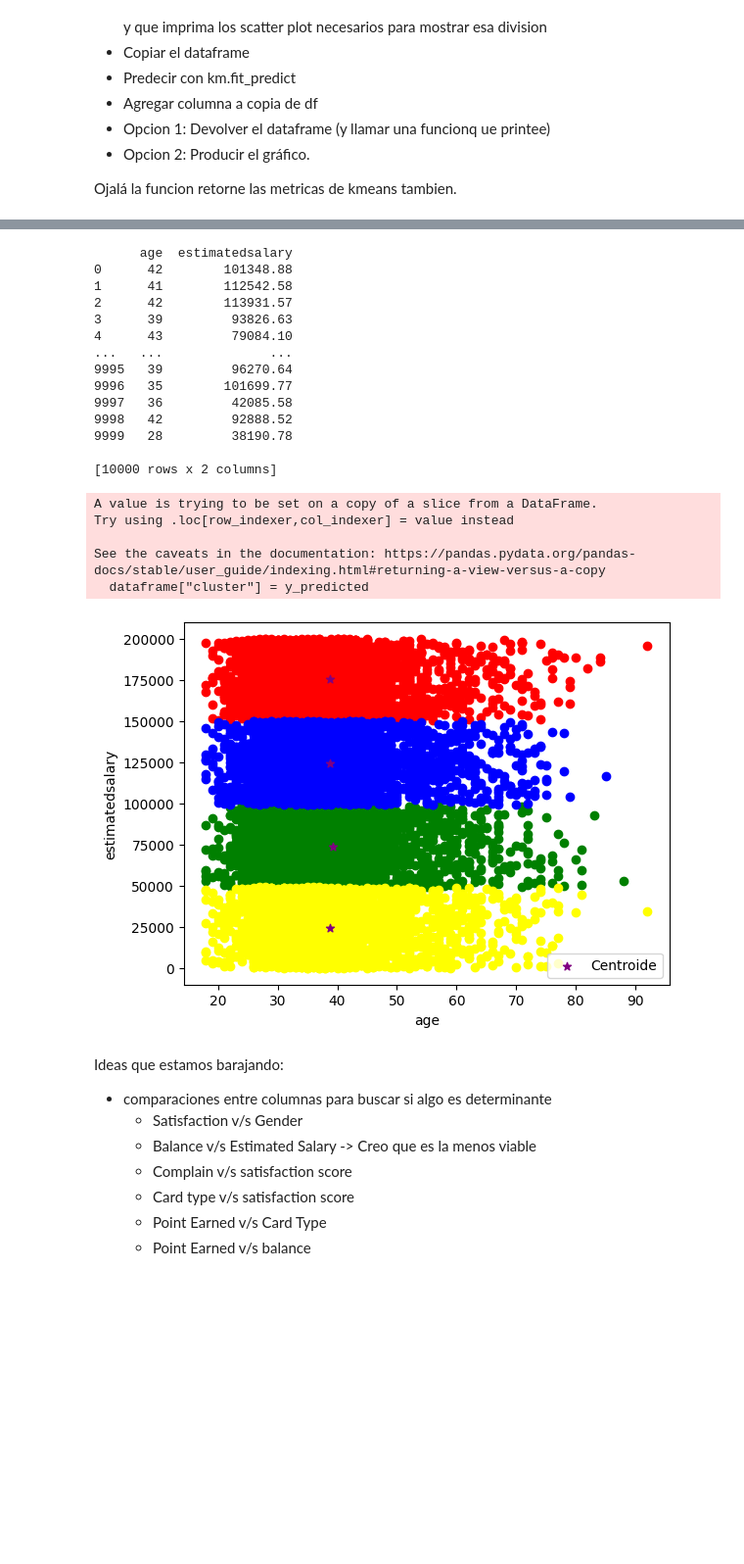
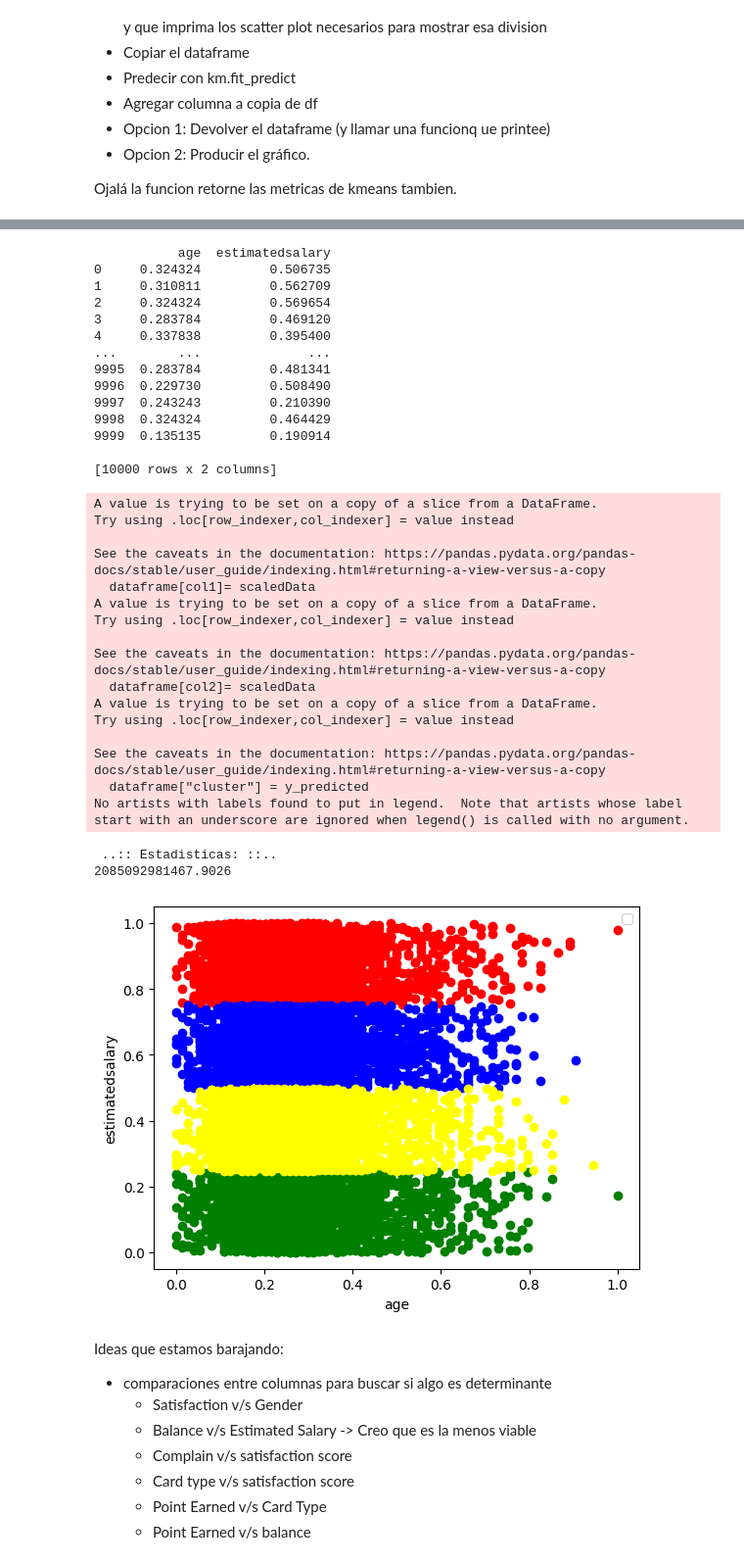
Before and after one commit to ElKroko/Data-Science, a Jupyter notebook: Tarea 3/Enunciado_Lab_3_Clustering_y_Reglas_de_Asociación.ipynb, the cells around one changed output, grey strips where cells are left out. Shown at 98% size. Cells and saved outputs as stored; diff of their text form; code cells hidden in the pictures; blank space fills up the shorter version.

Commit message:
Ajuste y estadisticas listas, falta mejorar estadisticas y graficar centroides (Si es que se quiere)

```diff
--- a/Tarea 3/Enunciado_Lab_3_Clustering_y_Reglas_de_Asociación.ipynb
+++ b/Tarea 3/Enunciado_Lab_3_Clustering_y_Reglas_de_Asociación.ipynb
@@ -257,7 +257,7 @@ def KMeans_core(num_clusters, dataframe, col1, col2):
     dataframe=dataframe[[col1, col2]]
     km = KMeans(n_clusters=num_clusters)
     y_predicted = km.fit_predict(dataframe[[col1, col2]])
-    """
+
     # -- Escalamos datos entre 0 y 1, para lograr estadisticas mas precisas --
     scaler=MinMaxScaler()
     scaler.fit(dataframe[[col1]])
@@ -267,11 +267,10 @@ def KMeans_core(num_clusters, dataframe, col1, col2):
     scaler.fit(dataframe[[col2]])
     scaledData=scaler.transform(((dataframe[col2]).values).reshape(-1,1))
     dataframe[col2]= scaledData
-    """
+
     print(dataframe)
     dataframe["cluster"] = y_predicted
     clustersDataFrames=[]
     for eachCluster in range(num_clusters):
         clustersDataFrames.append(dataframe[dataframe.cluster==eachCluster])
     return clustersDataFrames, km
-KMeans_core(3, bank_df, "age", "estimatedsalary")
@@ -315,53 +277,68 @@ See the caveats in the documentation: https://pandas.pydata.org/pandas-docs/stab
 # %%
 
-def Cluster_Stats(km, dataframe, col1, col2):
+def Cluster_Stats(nClusters, dataframe, col1, col2):
+    km=KMeans(n_clusters=nClusters)
     km.fit(dataframe[[col1, col2]])
-    print (km.inertia__)
+    print(" ..:: Estadisticas: ::.. ")
+    print (km.inertia_)
 
 """
 Nombre función: ClustersPrinter
 Parámetros:
     - clustersDataFrame: Lista de DataFrames, obtenido de la generacion de clusters en la funcion 'KMeans_core'
     - col1: String, nombre de la 1era columna a utilizada para el clustering.
     - col2: String, nombre de la 2da columna a utilizada para el clustering.
     - km: Objeto 'km' de KMeans con los parametros dados
 Tarea funcion: Grafica el scatterplot, diferenciando los clusters y sus centroides respectivos
 Retorno: Nada.
 """
 def ClustersPrinter(clustersDataFrames, dataframe, col1, col2, km):
     colors = ["red", "green", "blue", "yellow", "orange", "purple", "pink", "brown", "gray", "teal"]
     colorizer=0
     for clusteredDataFrame in clustersDataFrames:
         plt.scatter(clusteredDataFrame[col1], clusteredDataFrame[col2], color= colors[colorizer%10])
         colorizer+=1
-    plt.scatter(km.cluster_centers_[:,0], km.cluster_centers_[:,1], color="purple", marker="*", label="Centroide")
+    #plt.scatter(km.cluster_centers_[:,0], km.cluster_centers_[:,1], color="purple", marker="*", label="Centroide") #ESTOS CENTROIDES SON LOS QUE GENERAN EL PROBLEMA, NO ESTAN AJUSTADOS A LOS VALORES AJUSTADOS
     plt.xlabel(col1)
     plt.ylabel(col2)
     plt.legend()
-    #Cluster_Stats(km, dataframe, col1, col2 )
+    Cluster_Stats(len(clustersDataFrames), dataframe, col1, col2 )
 clusters, km=KMeans_core(4, bank_df, "age", "estimatedsalary")
 ClustersPrinter(clusters, bank_df, "age", "estimatedsalary", km)
 # %% [output]
-      age  estimatedsalary
-0      42        101348.88
-1      41        112542.58
-2      42        113931.57
-3      39         93826.63
-4      43         79084.10
-...   ...              ...
-9995   39         96270.64
-9996   35        101699.77
-9997   36         42085.58
-9998   42         92888.52
-9999   28         38190.78
+           age  estimatedsalary
+0     0.324324         0.506735
+1     0.310811         0.562709
+2     0.324324         0.569654
+3     0.283784         0.469120
+4     0.337838         0.395400
+...        ...              ...
+9995  0.283784         0.481341
+9996  0.229730         0.508490
+9997  0.243243         0.210390
+9998  0.324324         0.464429
+9999  0.135135         0.190914
 
 [10000 rows x 2 columns]
+A value is trying to be set on a copy of a slice from a DataFrame.
+Try using .loc[row_indexer,col_indexer] = value instead
+
+See the caveats in the documentation: https://pandas.pydata.org/pandas-docs/stable/user_guide/indexing.html#returning-a-view-versus-a-copy
+  dataframe[col1]= scaledData
+A value is trying to be set on a copy of a slice from a DataFrame.
+Try using .loc[row_indexer,col_indexer] = value instead
+
+See the caveats in the documentation: https://pandas.pydata.org/pandas-docs/stable/user_guide/indexing.html#returning-a-view-versus-a-copy
+  dataframe[col2]= scaledData
 A value is trying to be set on a copy of a slice from a DataFrame.
 Try using .loc[row_indexer,col_indexer] = value instead
 
 See the caveats in the documentation: https://pandas.pydata.org/pandas-docs/stable/user_guide/indexing.html#returning-a-view-versus-a-copy
   dataframe["cluster"] = y_predicted
+No artists with labels found to put in legend.  Note that artists whose label start with an underscore are ignored when legend() is called with no argument.
+ ..:: Estadisticas: ::..
+2085092981467.9026
-[figure, old version]
+[figure, new version]
 # %% [markdown]
 Ideas que estamos barajando:
 
```
Also changed, not shown: parts of 3 cells of this notebook.
